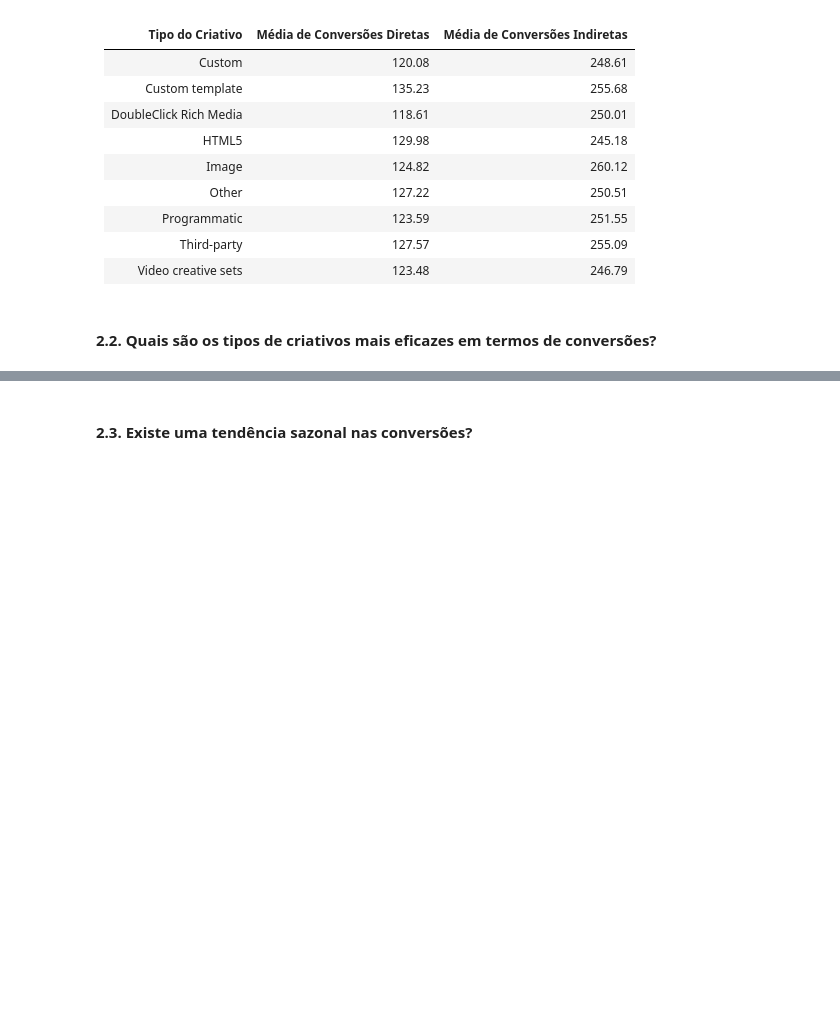
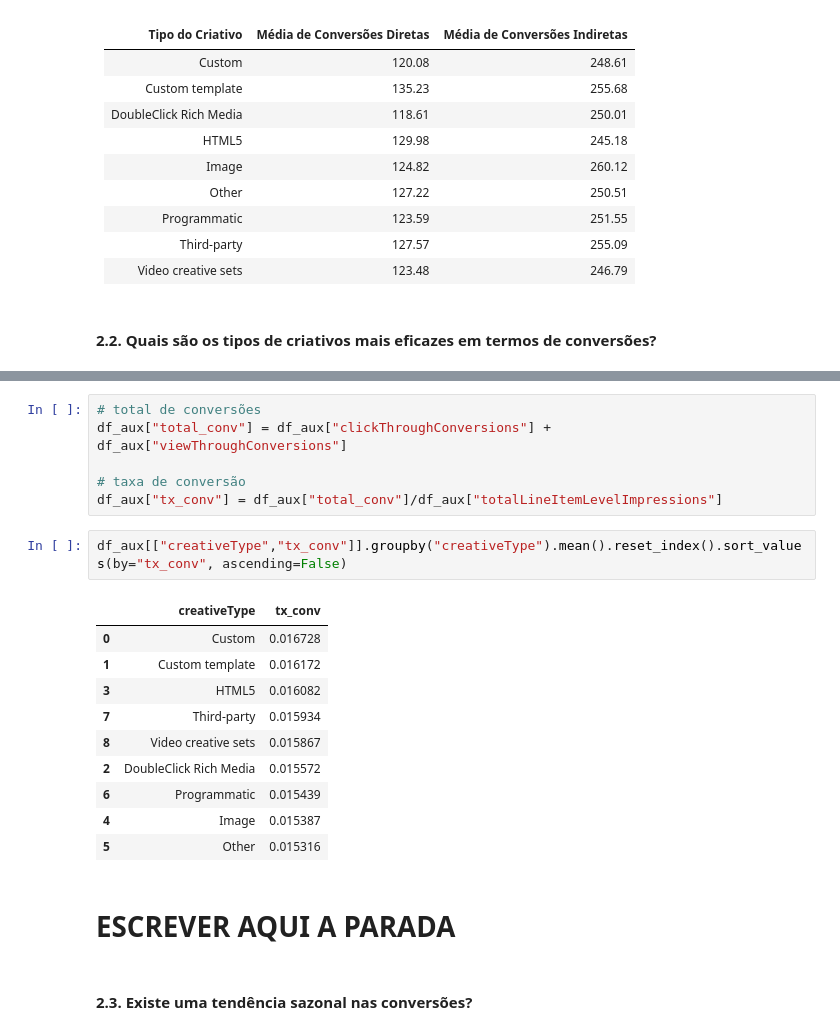
Before and after one commit to brunodifranco/bruno-case-tecnico-rbs, a Jupyter notebook: 12-10-2023-bruno-case-tecnico.ipynb, the cells around one changed output, grey strips where cells are left out. Drawn from its saved outputs; the diff is of its cells as text; blank space fills up the shorter version.

```diff
--- a/12-10-2023-bruno-case-tecnico.ipynb
+++ b/12-10-2023-bruno-case-tecnico.ipynb
@@ -150,3 +178,24 @@ Organizando em um table do markdown:
+# %%
+# total de conversões
+df_aux["total_conv"] = df_aux["clickThroughConversions"] + df_aux["viewThroughConversions"]
+
+# taxa de conversão
+df_aux["tx_conv"] = df_aux["total_conv"]/df_aux["totalLineItemLevelImpressions"]
+# %%
+df_aux[["creativeType","tx_conv"]].groupby("creativeType").mean().reset_index().sort_values(by="tx_conv", ascending=False)
+# %% [output]
+|  | creativeType | tx_conv |
+| 0 | Custom | 0.016728 |
+| 1 | Custom template | 0.016172 |
+| 3 | HTML5 | 0.016082 |
+| 7 | Third-party | 0.015934 |
+| 8 | Video creative sets | 0.015867 |
+| 2 | DoubleClick Rich Media | 0.015572 |
+| 6 | Programmatic | 0.015439 |
+| 4 | Image | 0.015387 |
+| 5 | Other | 0.015316 |
+# %% [markdown]
+# ESCREVER AQUI A PARADA
 # %% [markdown]
 #### 2.3. **Existe uma tendência sazonal nas conversões?**
 # %% [markdown]
```
Also changed, not shown: parts of 40 cells of this notebook, 1 other file.
